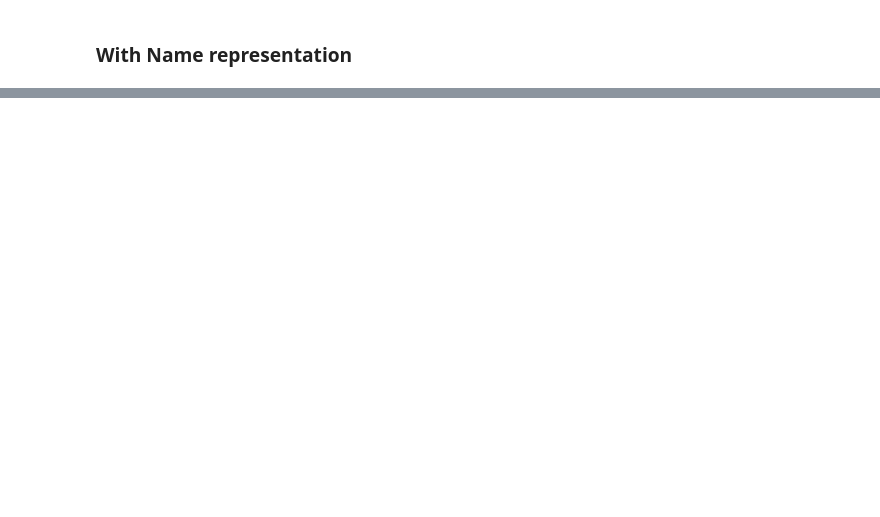
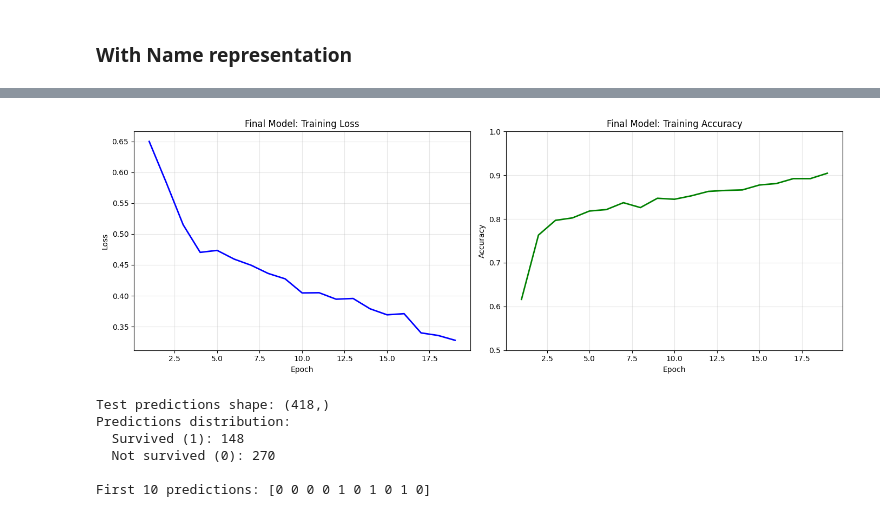
Before and after one commit to abhich98/MachineLearning, a Jupyter notebook: kaggle_titanic_competation_pytorch.ipynb, the cells around one changed output, grey strips where cells are left out. Drawn from its saved outputs; the diff is of its cells as text; code cells hidden in the pictures; blank space fills up the shorter version.

```diff
--- a/kaggle_titanic_competation_pytorch.ipynb
+++ b/kaggle_titanic_competation_pytorch.ipynb
@@ -788,0 +935,20 @@ Best model performance on validation set:
+# %%
+# Initialize final model with best hyperparameters from CV
+final_model = TitanicSurvivalModel(
+    name_vocab_size=name_vocab_size,
+    name_embedding_dim=name_embedding_dim,
+    other_feature_dim=X_train_other.shape[1],
+    dropout_rate=dropout_rate
+).to(device)
+
+criterion = nn.BCEWithLogitsLoss()
+optimizer = optim.Adam(final_model.parameters(), lr=optimizer_lr*0.5,
+                       weight_decay=optimizer_weight_decay)
+# Scheduler is actually not needed here, there for completeness
+scheduler = optim.lr_scheduler.ReduceLROnPlateau(
+    optimizer, mode='max', factor=scheduler_lr_factor, patience=3
+)
+
+print(f"Final model architecture:")
+print(final_model)
+print(f"\nTotal parameters: {sum(p.numel() for p in final_model.parameters())}")
@@ -788,0 +1045,42 @@ Best model performance on validation set:
+# %%
+# Plot training progress
+fig, (ax1, ax2) = plt.subplots(1, 2, figsize=(14, 5))
+
+epochs_range = np.arange(1, len(train_losses) + 1)
+
+ax1.plot(epochs_range, train_losses, 'b-', linewidth=2)
+ax1.set_xlabel('Epoch')
+ax1.set_ylabel('Loss')
+ax1.set_title('Final Model: Training Loss')
+ax1.grid(True, alpha=0.3)
+
+ax2.plot(epochs_range, train_accs, 'g-', linewidth=2)
+ax2.set_xlabel('Epoch')
+ax2.set_ylabel('Accuracy')
+ax2.set_title('Final Model: Training Accuracy')
+ax2.set_ylim([0.5, 1.0])
+ax2.grid(True, alpha=0.3)
+
+plt.tight_layout()
+plt.show()
+# %% [output]
+[figure, added]
+# %%
+# Make predictions on test set
+final_model.eval()
+with torch.no_grad():
+    test_outputs = final_model(X_test_name_final, X_test_other_final_tensor)
+    test_predictions = (F.sigmoid(test_outputs) >= 0.5).float().cpu().numpy().flatten().astype(int)
+
+print(f"Test predictions shape: {test_predictions.shape}")
+print(f"Predictions distribution:")
+print(f"  Survived (1): {(test_predictions == 1).sum()}")
+print(f"  Not survived (0): {(test_predictions == 0).sum()}")
+print(f"\nFirst 10 predictions: {test_predictions[:10]}")
+# %% [output]
+Test predictions shape: (418,)
+Predictions distribution:
+  Survived (1): 148
+  Not survived (0): 270
+
+First 10 predictions: [0 0 0 0 1 0 1 0 1 0]
```
Also changed, not shown: parts of 32 cells of this notebook.
